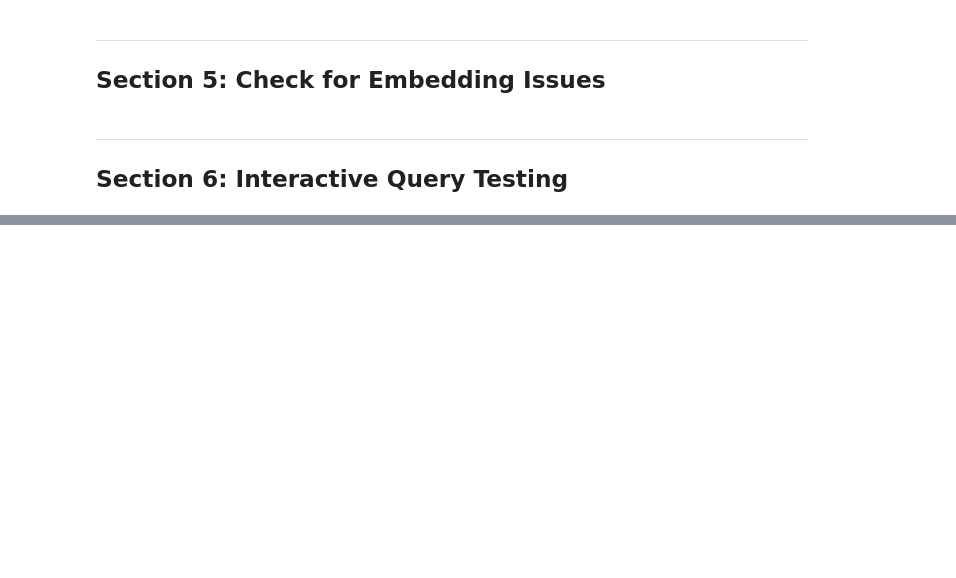
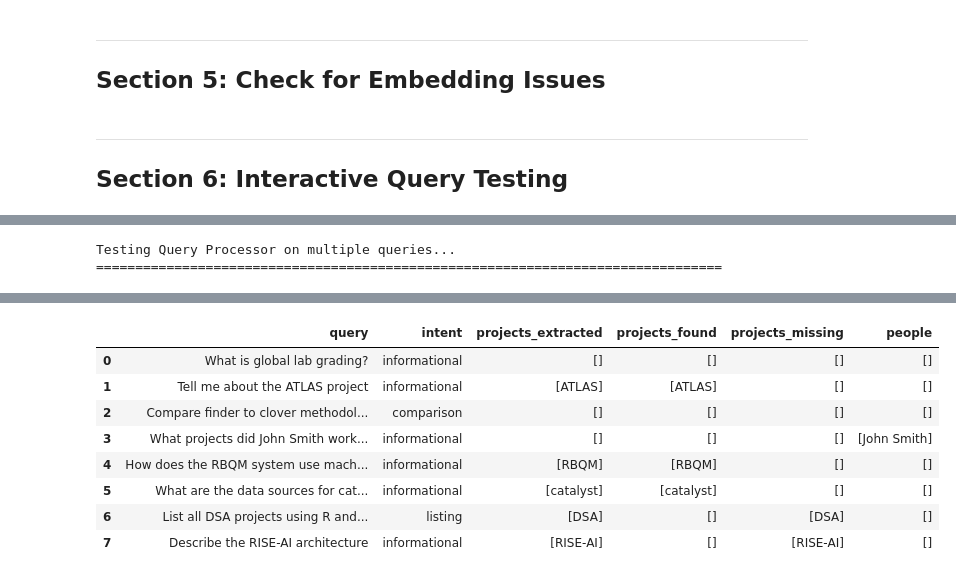
Before and after one commit to GarrickBrueningAbbVie/confluence_rag, a Jupyter notebook: notebooks/06_debug_vectorstore.ipynb, the cells around one changed output, grey strips where cells are left out. Saved outputs shown, nothing was run; the diff lists cells and outputs as text; code cells hidden in the pictures; blank space fills up the shorter version.

```diff
--- a/notebooks/06_debug_vectorstore.ipynb
+++ b/notebooks/06_debug_vectorstore.ipynb
@@ -637,0 +624,12 @@ for q in test_queries:
+# %%
+# Import QueryProcessor
+from rag.query_processor import QueryProcessor, ProcessedQuery
+
+# Initialize with LLM (set use_llm=False to test regex fallback)
+USE_LLM = True
+query_processor = QueryProcessor(use_llm=USE_LLM, use_few_shot=True)
+
+print(f"QueryProcessor initialized:")
+print(f"  LLM enabled: {query_processor.use_llm}")
+print(f"  Client available: {query_processor.iliad_client is not None}")
+print(f"  Model: {query_processor.model}")
@@ -637,0 +693,6 @@ for q in test_queries:
+# %%
+# Test single query
+TEST_QUERY = "What is the ALFA project and who is working on it? Does Kunehi work on it? What is the ALFA project and who is working on it? Does Kunehi work on it?"
+
+result = query_processor.process_query(TEST_QUERY)
+display_processed_query(result)
@@ -637,0 +723,48 @@ for q in test_queries:
+# %%
+# Test multiple queries to evaluate project name extraction
+test_queries = [
+    "What is global lab grading?",
+    "Tell me about the ATLAS project",
+    "Compare finder to clover methodologies",
+    "What projects did John Smith work on in 2024?",
+    "How does the RBQM system use machine learning?",
+    "What are the data sources for catalyst?",
+    "List all DSA projects using R and AWS",
+    "Describe the RISE-AI architecture",
+]
+
+print("Testing Query Processor on multiple queries...")
+print("=" * 80)
+
+results_summary = []
+for query in test_queries:
+    result = query_processor.process_query(query)
+
+    # Check how many extracted projects are in the store
+    found_projects = []
+    missing_projects = []
+    for proj in result.potential_project_names:
+        if proj.upper() in [p.upper() for p in project_store.get_project_names()]:
+            found_projects.append(proj)
+        else:
+            missing_projects.append(proj)
+
+    results_summary.append({
+        'query': query[:50] + '...' if len(query) > 50 else query,
+        'intent': result.query_intent,
+        'keywords': len(result.keywords),
+        'projects_extracted': result.potential_project_names,
+        'projects_found': found_projects,
+        'projects_missing': missing_projects,
+        'people': result.potential_person_names,
+        'dates': result.dates,
+        'technologies': result.technologies,
+        'is_comparative': result.is_comparative,
+        'confidence': result.confidence,
+    })
+
+# Display as DataFrame
+summary_df = pd.DataFrame(results_summary)
+pd.set_option('display.max_colwidth', None)
+display(summary_df[['query', 'intent', 'projects_extracted', 'projects_found', 'projects_missing', 'people']])
+# %% [output]
@@ -637,0 +774,2 @@ for q in test_queries:
+Testing Query Processor on multiple queries...
+================================================================================
@@ -637,0 +793,9 @@ for q in test_queries:
+|  | query | intent | projects_extracted | projects_found | projects_missing | people |
+| 0 | What is global lab grading? | informational | [] | [] | [] | [] |
+| 1 | Tell me about the ATLAS project | informational | [ATLAS] | [ATLAS] | [] | [] |
+| 2 | Compare finder to clover methodol... | comparison | [] | [] | [] | [] |
+| 3 | What projects did John Smith work... | informational | [] | [] | [] | [John Smith] |
+| 4 | How does the RBQM system use mach... | informational | [RBQM] | [RBQM] | [] | [] |
+| 5 | What are the data sources for cat... | informational | [catalyst] | [catalyst] | [] | [] |
+| 6 | List all DSA projects using R and... | listing | [DSA] | [] | [DSA] | [] |
+| 7 | Describe the RISE-AI architecture | informational | [RISE-AI] | [] | [RISE-AI] | [] |
```
Also changed, not shown: parts of 25 cells of this notebook, 1 other file.
